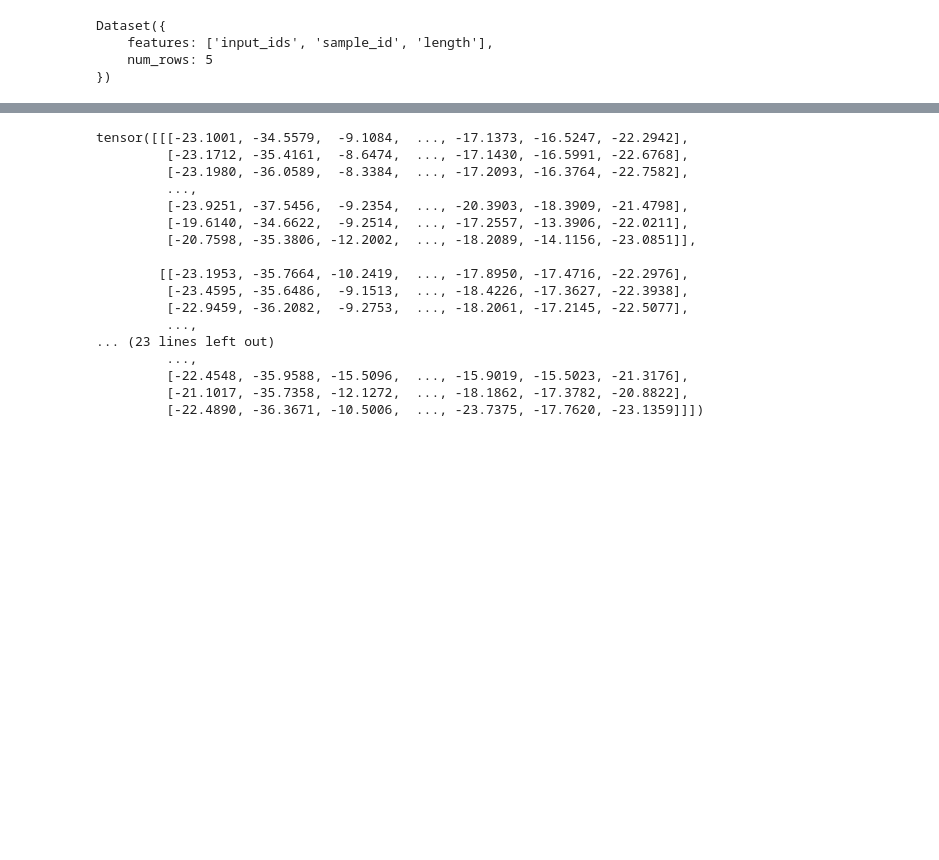
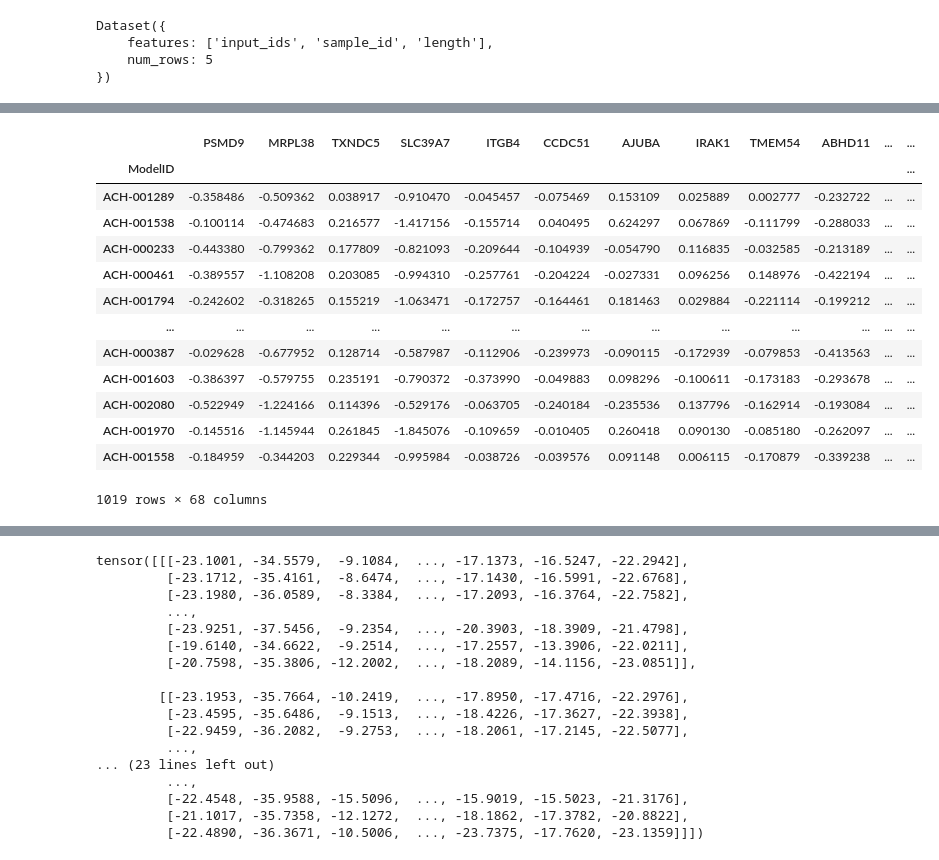
Before and after one commit to dimenwarper/gexpfoundation_hackathon, a Jupyter notebook: perturbation_poc.ipynb, the cells around one changed output, grey strips where cells are left out. Drawn from its saved outputs; the diff is of its cells as text; code cells hidden in the pictures; blank space fills up the shorter version.

```diff
--- a/perturbation_poc.ipynb
+++ b/perturbation_poc.ipynb
@@ -237,0 +250,14 @@ Dataset({
+# %%
+from utils import GENE2ENSEMBLE
+import random
+
+with open("genes_to_perturb.pkl", "rb") as fl:
+    genes_to_perturb = pickle.load(fl)
+
+with open(TOKEN_DICTIONARY_FILE, "rb") as fl:
+    token_dict = pickle.load(fl)
+
+genes_to_perturb = [g for g in genes_to_perturb if GENE2ENSEMBLE[g] in token_dict]
+random.seed(123)
+random.shuffle(genes_to_perturb)
+len(genes_to_perturb)
@@ -267,0 +391,21 @@ tensor([[20391, 11958, 20794,  ...,  5117,  2812,  4699],
+# %%
+crispr_df_to_compare = crispr_df.copy()
+crispr_df_to_compare = crispr_df_to_compare[zero_shot_scoring_matrix.columns]
+crispr_df_to_compare = crispr_df_to_compare.loc[[x for x in zero_shot_scoring_matrix.index.values if x in crispr_df.index.values]]
+zero_shot_scoring_matrix_to_compare = zero_shot_scoring_matrix.loc[[x for x in crispr_df_to_compare.index.values if x in zero_shot_scoring_matrix.index.values]]
+crispr_df_to_compare
+# %% [output]
+|  | PSMD9 | MRPL38 | TXNDC5 | SLC39A7 | ITGB4 | CCDC51 | AJUBA | IRAK1 | TMEM54 | ABHD11 | ... | ... |
+| ModelID |  |  |  |  |  |  |  |  |  |  |  | ... |
+| ACH-001289 | -0.358486 | -0.509362 | 0.038917 | -0.910470 | -0.045457 | -0.075469 | 0.153109 | 0.025889 | 0.002777 | -0.232722 | ... | ... |
+| ACH-001538 | -0.100114 | -0.474683 | 0.216577 | -1.417156 | -0.155714 | 0.040495 | 0.624297 | 0.067869 | -0.111799 | -0.288033 | ... | ... |
+| ACH-000233 | -0.443380 | -0.799362 | 0.177809 | -0.821093 | -0.209644 | -0.104939 | -0.054790 | 0.116835 | -0.032585 | -0.213189 | ... | ... |
+| ACH-000461 | -0.389557 | -1.108208 | 0.203085 | -0.994310 | -0.257761 | -0.204224 | -0.027331 | 0.096256 | 0.148976 | -0.422194 | ... | ... |
+| ACH-001794 | -0.242602 | -0.318265 | 0.155219 | -1.063471 | -0.172757 | -0.164461 | 0.181463 | 0.029884 | -0.221114 | -0.199212 | ... | ... |
+| ... | ... | ... | ... | ... | ... | ... | ... | ... | ... | ... | ... | ... |
+| ACH-000387 | -0.029628 | -0.677952 | 0.128714 | -0.587987 | -0.112906 | -0.239973 | -0.090115 | -0.172939 | -0.079853 | -0.413563 | ... | ... |
+| ACH-001603 | -0.386397 | -0.579755 | 0.235191 | -0.790372 | -0.373990 | -0.049883 | 0.098296 | -0.100611 | -0.173183 | -0.293678 | ... | ... |
+| ACH-002080 | -0.522949 | -1.224166 | 0.114396 | -0.529176 | -0.063705 | -0.240184 | -0.235536 | 0.137796 | -0.162914 | -0.193084 | ... | ... |
+| ACH-001970 | -0.145516 | -1.145944 | 0.261845 | -1.845076 | -0.109659 | -0.010405 | 0.260418 | 0.090130 | -0.085180 | -0.262097 | ... | ... |
+| ACH-001558 | -0.184959 | -0.344203 | 0.229344 | -0.995984 | -0.038726 | -0.039576 | 0.091148 | 0.006115 | -0.170879 | -0.339238 | ... | ... |
+1019 rows × 68 columns
```
Also changed, not shown: parts of 14 cells of this notebook, 1 other file.
